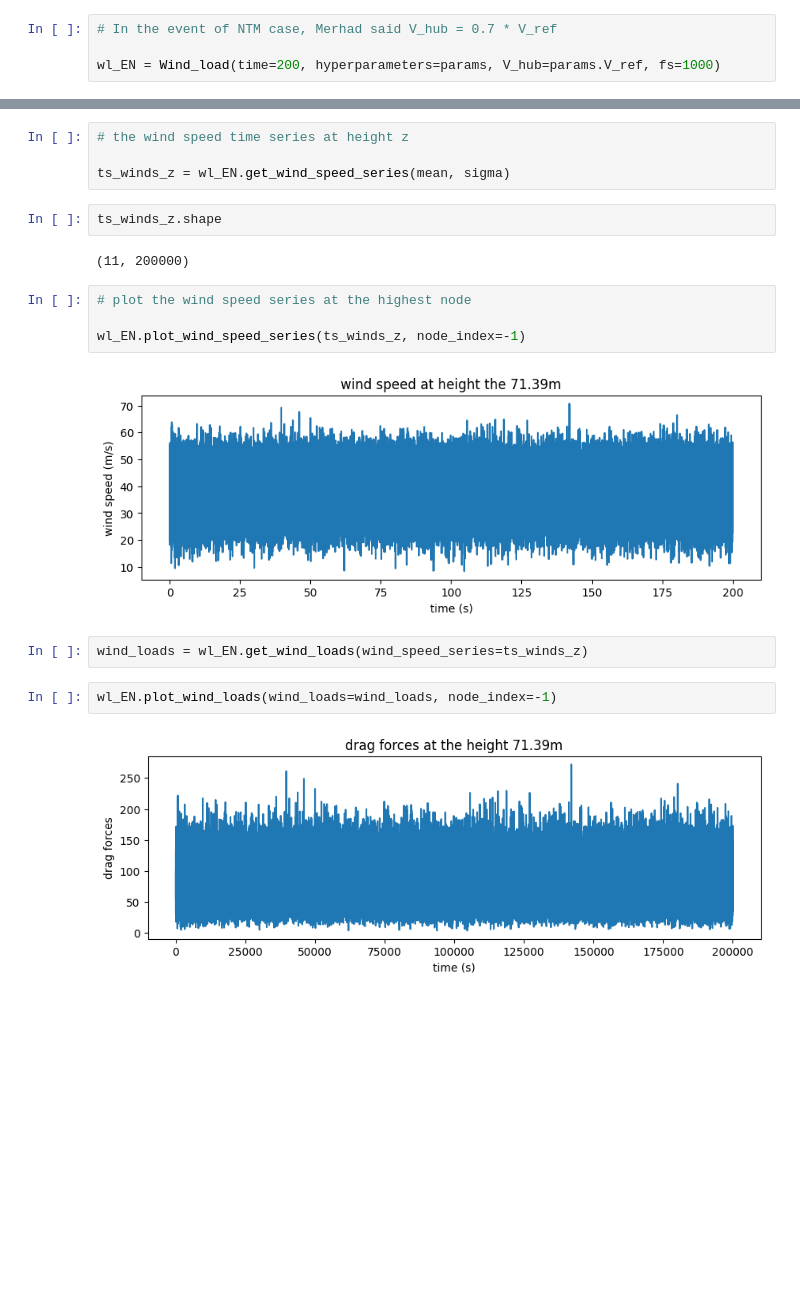
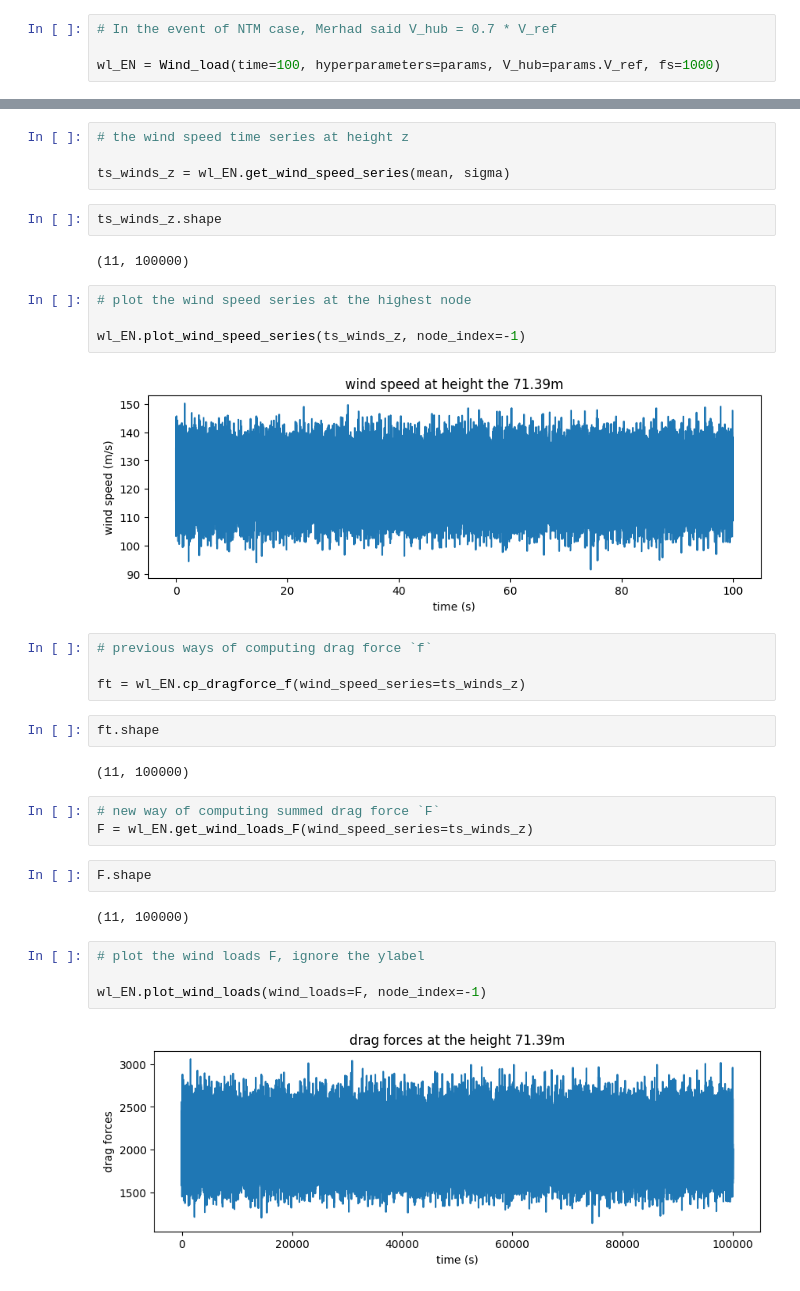
Before and after one commit to leslieDLcy/FUSE_codebase, a Jupyter notebook: wind_scenarios.ipynb, the cells around one changed output, grey strips where cells are left out. Saved outputs shown, nothing was run; the diff lists cells and outputs as text; blank space fills up the shorter version.

```diff
--- a/wind_scenarios.ipynb
+++ b/wind_scenarios.ipynb
@@ -45,7 +45,7 @@ wl_nn.save_wind_load_series(wind_loads)
 # %%
 # In the event of NTM case, Merhad said V_hub = 0.7 * V_ref
 
-wl_EN = Wind_load(time=200, hyperparameters=params, V_hub=params.V_ref, fs=1000)
+wl_EN = Wind_load(time=100, hyperparameters=params, V_hub=params.V_ref, fs=1000)
 # %%
 # mean and sigma for a i.i.d Gaussian distribution
 
@@ -57,16 +57,31 @@ ts_winds_z = wl_EN.get_wind_speed_series(mean, sigma)
 # %%
 ts_winds_z.shape
 # %% [output]
-(11, 200000)
+(11, 100000)
 # %%
 # plot the wind speed series at the highest node
 
 wl_EN.plot_wind_speed_series(ts_winds_z, node_index=-1)
 # %% [output]
-[figure, old version]
+[figure, new version]
 # %%
-wind_loads = wl_EN.get_wind_loads(wind_speed_series=ts_winds_z)
+# previous ways of computing drag force `f`
+
+ft = wl_EN.cp_dragforce_f(wind_speed_series=ts_winds_z)
+# %%
+ft.shape
+# %% [output]
+(11, 100000)
+# %%
+# new way of computing summed drag force `F`
+F = wl_EN.get_wind_loads_F(wind_speed_series=ts_winds_z)
+# %%
+F.shape
+# %% [output]
+(11, 100000)
 # %%
-wl_EN.plot_wind_loads(wind_loads=wind_loads, node_index=-1)
+# plot the wind loads F, ignore the ylabel
+
+wl_EN.plot_wind_loads(wind_loads=F, node_index=-1)
 # %% [output]
-[figure, old version]
+[figure, new version]
```
Also changed, not shown: parts of 7 cells of this notebook, 7 other files.
